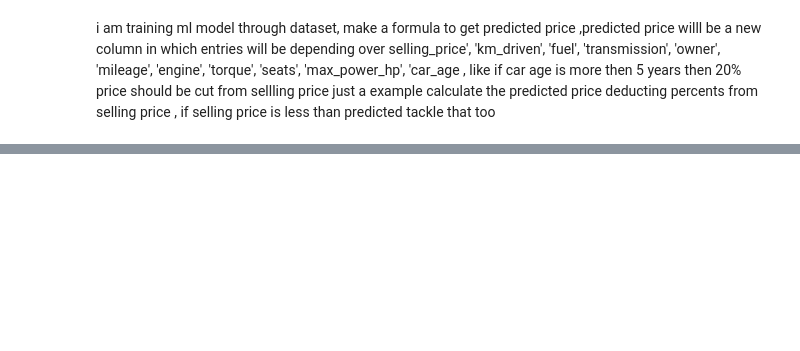
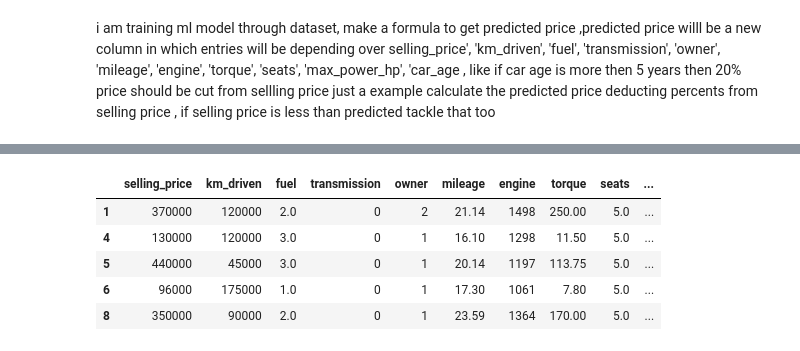
Before and after one commit to AliHasan06/Data-Science, a Jupyter notebook: my code/week 8/day2.ipynb, the cells around one changed output, grey strips where cells are left out. Cells and saved outputs as stored; diff of their text form; code cells hidden in the pictures; blank space fills up the shorter version.

```diff
--- a/my code/week 8/day2.ipynb
+++ b/my code/week 8/day2.ipynb
@@ -459,0 +500,12 @@ memory usage: 488.2+ KB
+# %%
+df['Make'] = df['name'].str.split().str[0]
+df['Model'] = df['name'].str.split().str[1]
+# %%
+from sklearn.preprocessing import LabelEncoder
+
+make_encoder = LabelEncoder()
+model_encoder = LabelEncoder()
+# %%
+df['Make'] = make_encoder.fit_transform(df['Make'])
+df['Model'] = model_encoder.fit_transform(df['Model'])
+df = df.drop('name', axis=1)
@@ -459,0 +532,9 @@ memory usage: 488.2+ KB
+# %%
+df.head()
+# %% [output]
+|  | selling_price | km_driven | fuel | transmission | owner | mileage | engine | torque | seats | ... |
+| 1 | 370000 | 120000 | 2.0 | 0 | 2 | 21.14 | 1498 | 250.00 | 5.0 | ... |
+| 4 | 130000 | 120000 | 3.0 | 0 | 1 | 16.10 | 1298 | 11.50 | 5.0 | ... |
+| 5 | 440000 | 45000 | 3.0 | 0 | 1 | 20.14 | 1197 | 113.75 | 5.0 | ... |
+| 6 | 96000 | 175000 | 1.0 | 0 | 1 | 17.30 | 1061 | 7.80 | 5.0 | ... |
+| 8 | 350000 | 90000 | 2.0 | 0 | 1 | 23.59 | 1364 | 170.00 | 5.0 | ... |
```
Also changed, not shown: parts of 4 cells of this notebook.
